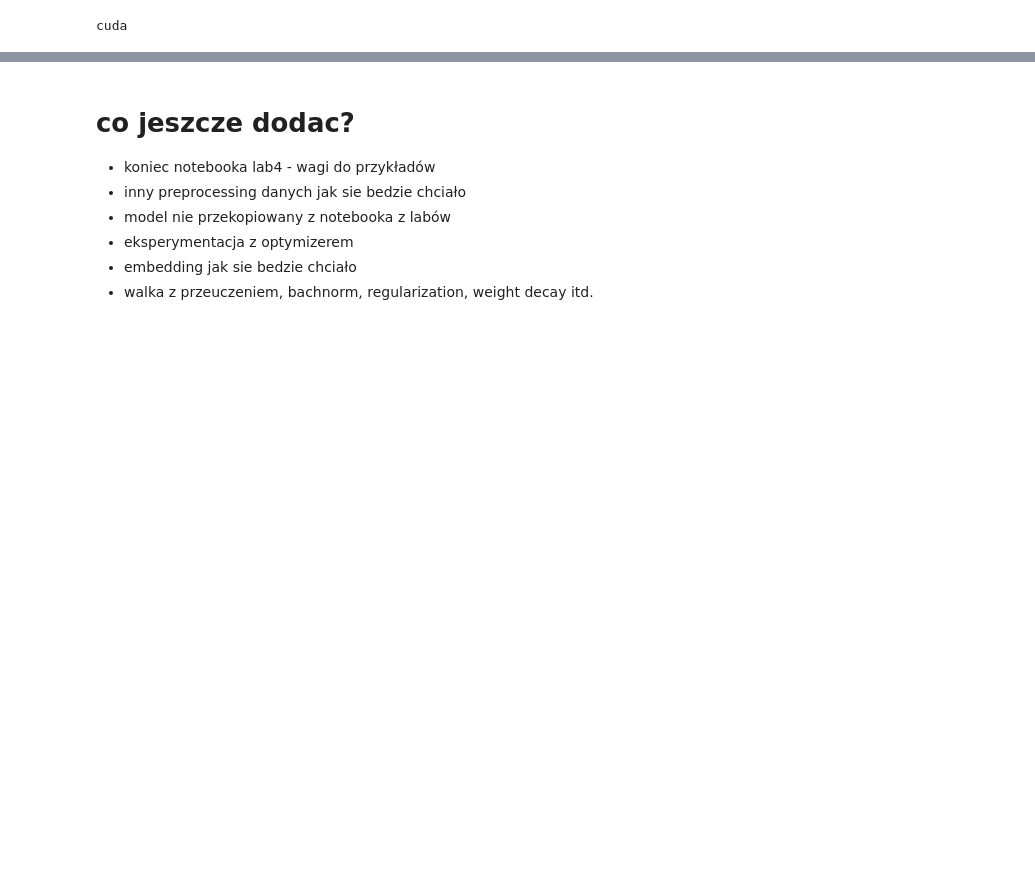
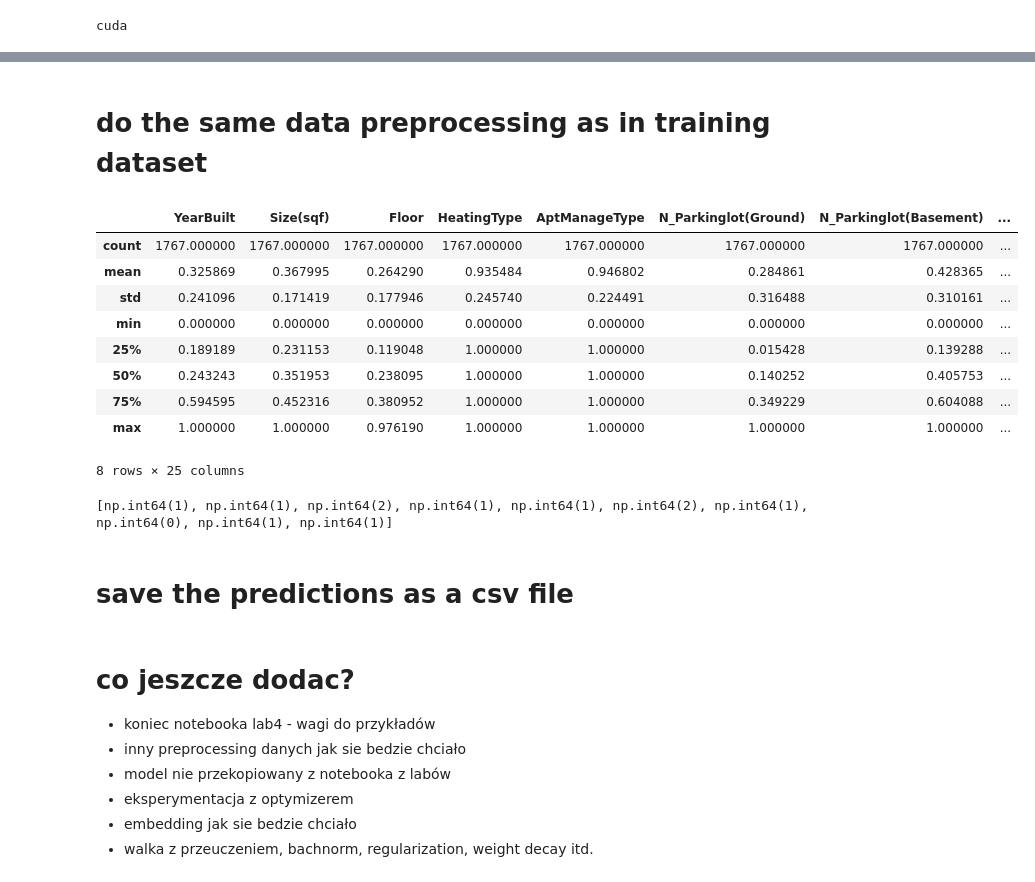
Before and after one commit to Kubasz091/Proj_2_ssne, a Jupyter notebook: solution.ipynb, the cells around one changed output, grey strips where cells are left out. Drawn from its saved outputs; the diff is of its cells as text; code cells hidden in the pictures; blank space fills up the shorter version.

```diff
--- a/solution.ipynb
+++ b/solution.ipynb
@@ -494,0 +497,9 @@ plt.show()
+# %%
+with open('zadanie_studenci/test_data.csv', 'r') as f:
+    reader = csv.reader(f)
+    data = list(reader)
+
+df_t = pd.DataFrame(data[1:], columns=data[0])
+
+missing_values = df_t.isnull().sum()
+print(missing_values)
@@ -494,0 +524,31 @@ plt.show()
+# %% [markdown]
+# do the same data preprocessing as in training dataset
+# %%
+df_t[numerical_columns] = df_t[numerical_columns].apply(pd.to_numeric, errors='coerce')
+
+df_t['TimeToBusStop'] = df_t['TimeToBusStop'].map(bus_stop_mapping_str_to_int)
+df_t['TimeToSubway'] = df_t['TimeToSubway'].map(subway_mapping_str_to_int)
+df_t['HeatingType'] = df_t['HeatingType'].map(heat_mapping_str_to_int)
+df_t['AptManageType'] = df_t['AptManageType'].map(apt_mapping_str_to_int)
+
+df_t['YearBuilt'] = 2015 - df_t['YearBuilt']
+
+df_t = pd.get_dummies(df_t, columns=['HallwayType', 'SubwayStation'])
+
+bool_columns = df_t.select_dtypes(include=['bool']).columns.tolist()
+df_t[bool_columns] = df_t[bool_columns].astype(int)
+
+df_t[numerical_columns] = scaler.transform(df_t[numerical_columns])
+# %%
+df_t.describe(include='all')
+# %% [output]
+|  | YearBuilt | Size(sqf) | Floor | HeatingType | AptManageType | N_Parkinglot(Ground) | N_Parkinglot(Basement) | ... |
+| count | 1767.000000 | 1767.000000 | 1767.000000 | 1767.000000 | 1767.000000 | 1767.000000 | 1767.000000 | ... |
+| mean | 0.325869 | 0.367995 | 0.264290 | 0.935484 | 0.946802 | 0.284861 | 0.428365 | ... |
+| std | 0.241096 | 0.171419 | 0.177946 | 0.245740 | 0.224491 | 0.316488 | 0.310161 | ... |
+| min | 0.000000 | 0.000000 | 0.000000 | 0.000000 | 0.000000 | 0.000000 | 0.000000 | ... |
+| 25% | 0.189189 | 0.231153 | 0.119048 | 1.000000 | 1.000000 | 0.015428 | 0.139288 | ... |
+| 50% | 0.243243 | 0.351953 | 0.238095 | 1.000000 | 1.000000 | 0.140252 | 0.405753 | ... |
+| 75% | 0.594595 | 0.452316 | 0.380952 | 1.000000 | 1.000000 | 0.349229 | 0.604088 | ... |
+| max | 1.000000 | 1.000000 | 0.976190 | 1.000000 | 1.000000 | 1.000000 | 1.000000 | ... |
+8 rows × 25 columns
@@ -494,0 +567,6 @@ plt.show()
+# %%
+print(predictions[:10])
+# %% [output]
+[np.int64(1), np.int64(1), np.int64(2), np.int64(1), np.int64(1), np.int64(2), np.int64(1), np.int64(0), np.int64(1), np.int64(1)]
+# %% [markdown]
+# save the predictions as a csv file
```
Also changed, not shown: parts of 8 cells of this notebook, 1 other file.
